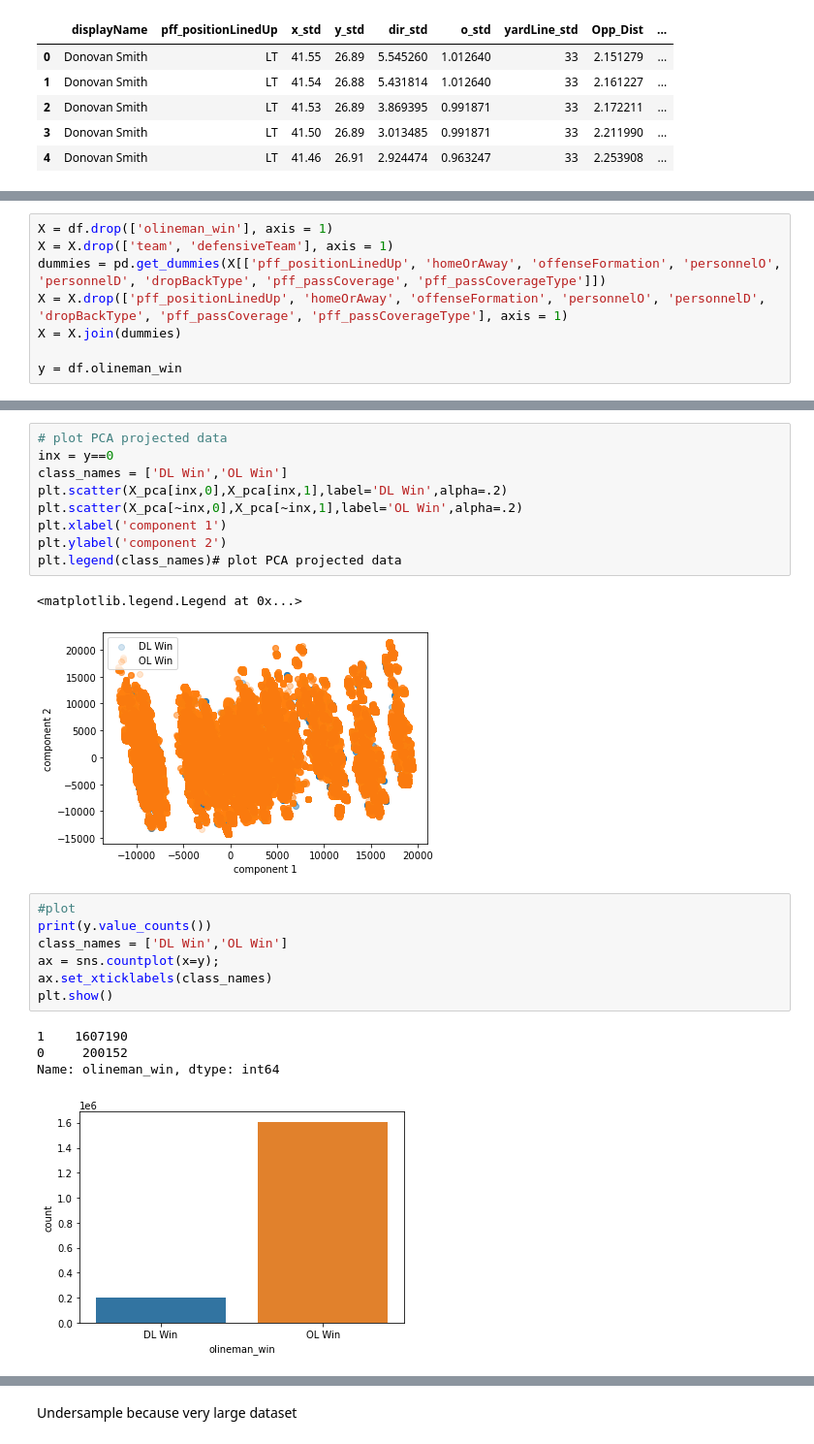
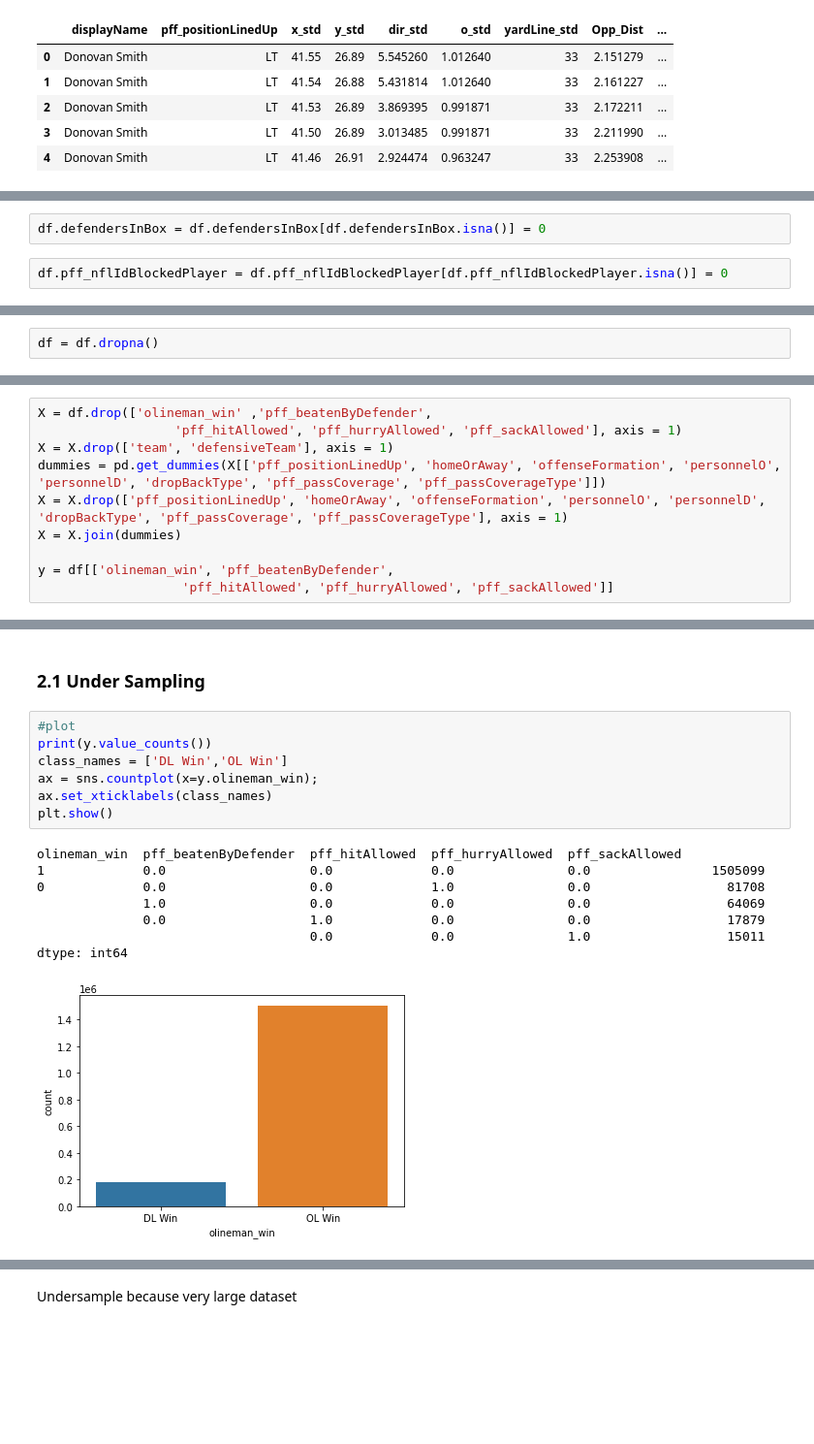
Before and after one commit to tramsay-deloitte/NFL-Data-Bowl-2023-Big-Time-Pass-Rush, a Jupyter notebook: Offensive_Lineman_Success_Classifier.ipynb, the cells around one changed output, grey strips where cells are left out. Shown at 97% size. Cells and saved outputs as stored; diff of their text form; blank space fills up the shorter version.

```diff
--- a/Offensive_Lineman_Success_Classifier.ipynb
+++ b/Offensive_Lineman_Success_Classifier.ipynb
@@ -31,0 +67,4 @@ df.head()
+# %%
+df.defendersInBox = df.defendersInBox[df.defendersInBox.isna()] = 0
+# %%
+df.pff_nflIdBlockedPlayer = df.pff_nflIdBlockedPlayer[df.pff_nflIdBlockedPlayer.isna()] = 0
@@ -31,0 +91,2 @@ df.head()
+# %%
+df = df.dropna()
@@ -32,9 +95,11 @@ df.head()
 # %%
-X = df.drop(['olineman_win'], axis = 1)
+X = df.drop(['olineman_win' ,'pff_beatenByDefender',
+                  'pff_hitAllowed', 'pff_hurryAllowed', 'pff_sackAllowed'], axis = 1)
 X = X.drop(['team', 'defensiveTeam'], axis = 1)
 dummies = pd.get_dummies(X[['pff_positionLinedUp', 'homeOrAway', 'offenseFormation', 'personnelO', 'personnelD', 'dropBackType', 'pff_passCoverage', 'pff_passCoverageType']])
 X = X.drop(['pff_positionLinedUp', 'homeOrAway', 'offenseFormation', 'personnelO', 'personnelD', 'dropBackType', 'pff_passCoverage', 'pff_passCoverageType'], axis = 1)
 X = X.join(dummies)
 
-y = df.olineman_win
+y = df[['olineman_win', 'pff_beatenByDefender',
+                   'pff_hitAllowed', 'pff_hurryAllowed', 'pff_sackAllowed']]
 # %%
@@ -65,24 +107,18 @@ X_pca = pca.fit_transform(X)
-# %%
-# plot PCA projected data
-inx = y==0
-class_names = ['DL Win','OL Win']
-plt.scatter(X_pca[inx,0],X_pca[inx,1],label='DL Win',alpha=.2)
-plt.scatter(X_pca[~inx,0],X_pca[~inx,1],label='OL Win',alpha=.2)
-plt.xlabel('component 1')
-plt.ylabel('component 2')
-plt.legend(class_names)# plot PCA projected data
-# %% [output]
-<matplotlib.legend.Legend at 0x...>
-[figure, removed]
+# %% [markdown]
+### 2.1 Under Sampling
 # %%
 #plot
 print(y.value_counts())
 class_names = ['DL Win','OL Win']
-ax = sns.countplot(x=y);
+ax = sns.countplot(x=y.olineman_win);
 ax.set_xticklabels(class_names)
 plt.show()
 # %% [output]
-1    1607190
-0     200152
-Name: olineman_win, dtype: int64
+olineman_win  pff_beatenByDefender  pff_hitAllowed  pff_hurryAllowed  pff_sackAllowed
+1             0.0                   0.0             0.0               0.0                1505099
+0             0.0                   0.0             1.0               0.0                  81708
+              1.0                   0.0             0.0               0.0                  64069
+              0.0                   1.0             0.0               0.0                  17879
+                                    0.0             0.0               1.0                  15011
+dtype: int64
-[figure, old version]
+[figure, new version]
```
Also changed, not shown: parts of 51 cells of this notebook, 2 other files.
